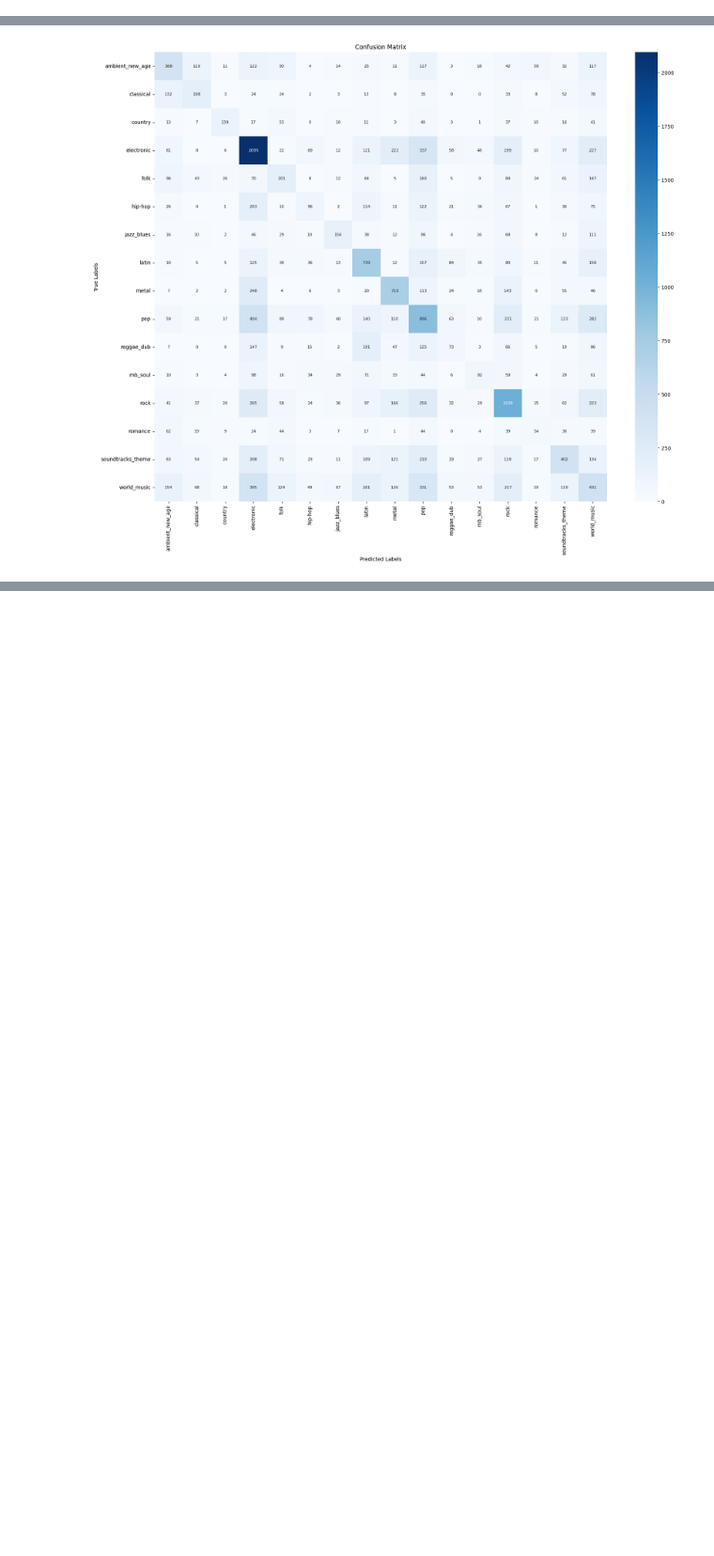
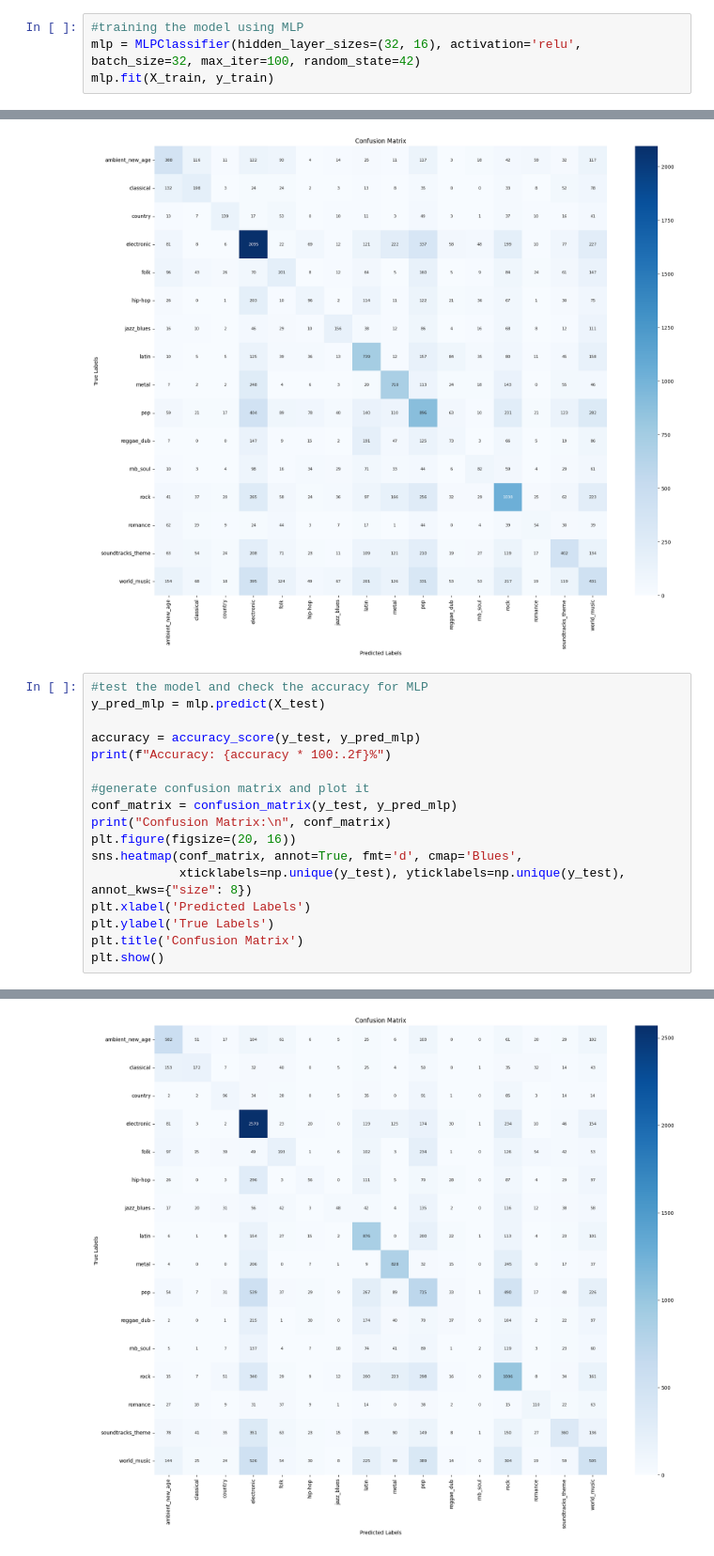
Before and after one commit to UltimaticCatz/datasci-2024, a Jupyter notebook: main.ipynb, the cells around one changed output, grey strips where cells are left out. Shown: that part at 94% size. Cells and saved outputs as stored; diff of their text form; blank space fills up the shorter version.

```diff
--- a/main.ipynb
+++ b/main.ipynb
@@ -412,0 +409,4 @@ RandomForestClassifier(n_estimators=150, random_state=42)
+# %%
+#training the model using MLP
+mlp = MLPClassifier(hidden_layer_sizes=(32, 16), activation='relu', batch_size=32, max_iter=100, random_state=42)
+mlp.fit(X_train, y_train)
@@ -482,3 +485,21 @@ Confusion Matrix:
  [ 154   68   18  395  124   49   67  201  126  331   53   53  217   19
    119  431]]
 [figure]
+# %%
+#test the model and check the accuracy for MLP
+y_pred_mlp = mlp.predict(X_test)
+
+accuracy = accuracy_score(y_test, y_pred_mlp)
+print(f"Accuracy: {accuracy * 100:.2f}%")
+
+#generate confusion matrix and plot it
+conf_matrix = confusion_matrix(y_test, y_pred_mlp)
+print("Confusion Matrix:\n", conf_matrix)
+plt.figure(figsize=(20, 16))
+sns.heatmap(conf_matrix, annot=True, fmt='d', cmap='Blues',
+            xticklabels=np.unique(y_test), yticklabels=np.unique(y_test), annot_kws={"size": 8})
+plt.xlabel('Predicted Labels')
+plt.ylabel('True Labels')
+plt.title('Confusion Matrix')
+plt.show()
+# %% [output]
@@ -484,0 +523 @@ Confusion Matrix:
+[figure, added]
```
Also changed, not shown: parts of 6 cells of this notebook.
